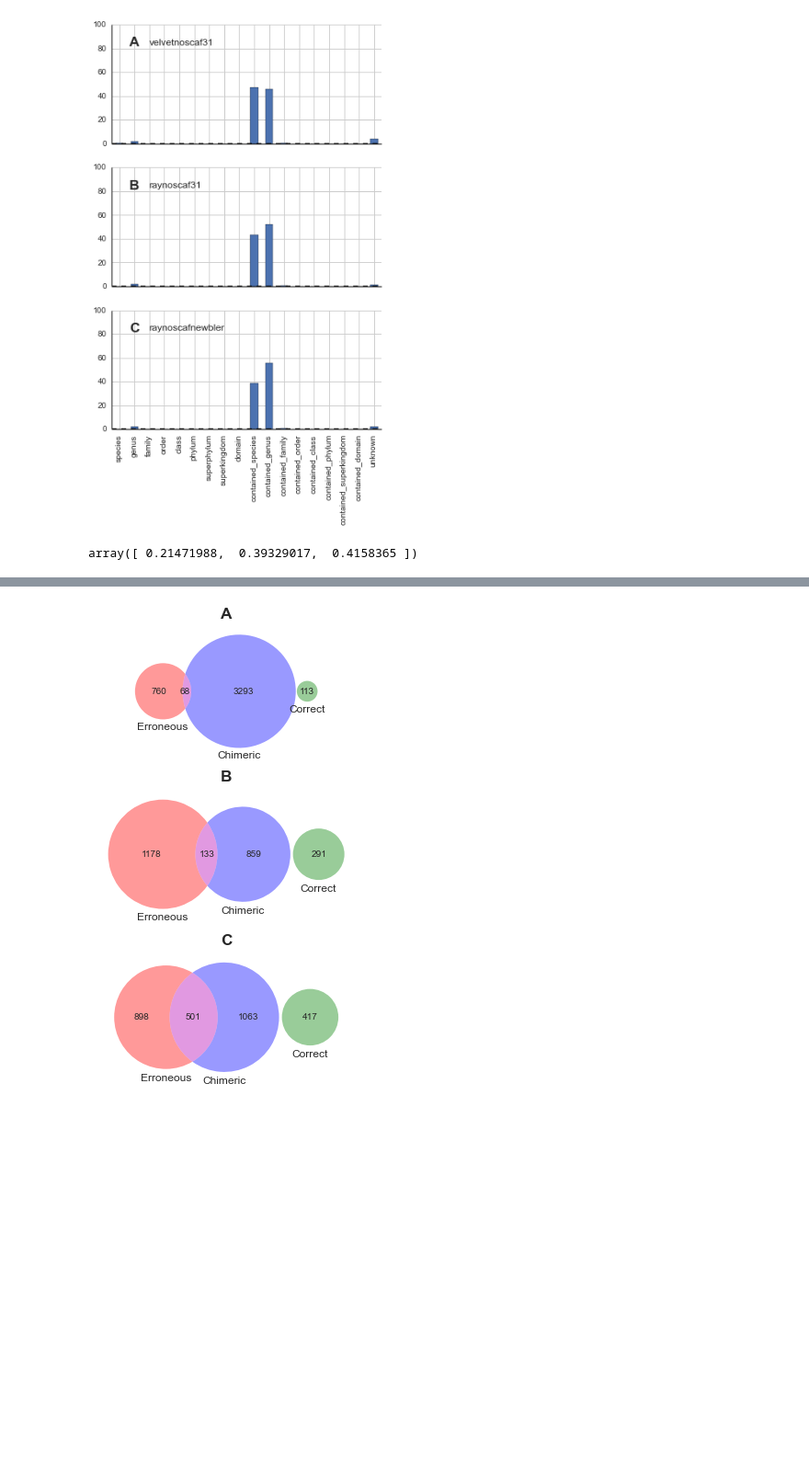
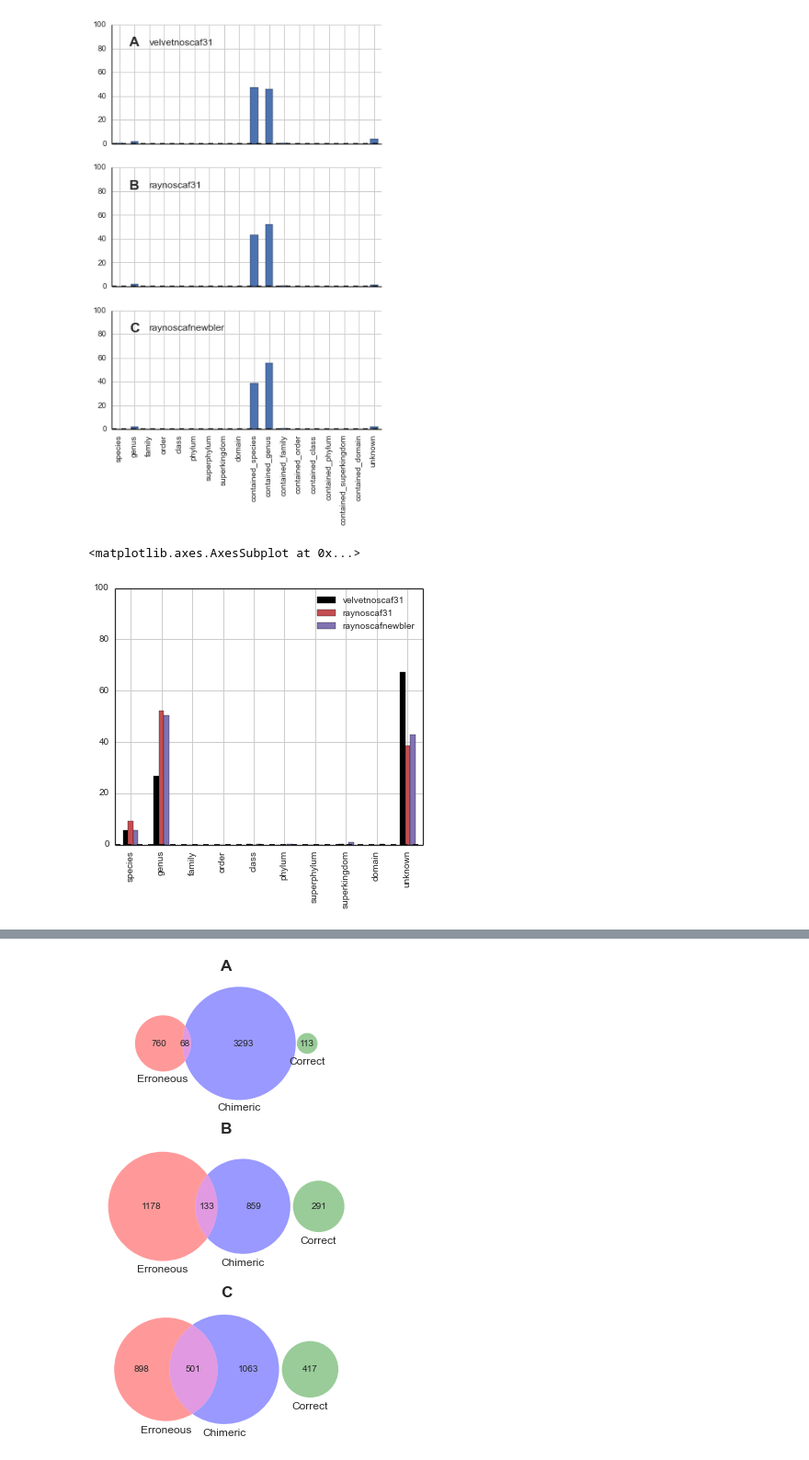
Before and after one commit to inodb/masmvali-publication, a Jupyter notebook: notebooks/kraken-publication-figures.ipynb, the cells around one changed output, grey strips where cells are left out. Shown at 92% size. Drawn from its saved outputs; the diff is of its cells as text; code cells hidden in the pictures; blank space fills up the shorter version.

```diff
--- a/notebooks/kraken-publication-figures.ipynb
+++ b/notebooks/kraken-publication-figures.ipynb
@@ -97,7 +97,15 @@ for ax in axes.flatten()[:-1]:
 sns.despine()
 # %% [output]
 [figure]
-# %%
-v3.radii
-# %% [output]
-array([ 0.21471988,  0.39329017,  0.4158365 ])
+# %%
+mpl.rcParams['figure.figsize'] = 6, 5
+asms = ["velvetnoscaf31", "raynoscaf31", "raynoscafnewbler"]
+colors = sns.color_palette()
+
+
+lca_df = pd.DataFrame([(k.lca_rank_kmer_count_sort[(k.lca_rank_kmer_count_sort.ix[:,range(0,9)+[-1]].sum(axis=1) > 0)].ix[:,range(0,9)+[-1]].sum() / k.lca_rank_kmer_count_sort[(k.lca_rank_kmer_count_sort.ix[:,range(0,9)+[-1]].sum(axis=1) > 0)].ix[:,range(0,9)+[-1]].sum().sum() * 100.0) for k in krakens_uneven],
+             index=asms)
+lca_df.transpose().plot(kind='bar', ylim=[0,100], color=('k',colors[2],colors[3]))
+# %% [output]
+<matplotlib.axes.AxesSubplot at 0x...>
+[figure, added]
```
Also changed, not shown: parts of 6 cells of this notebook.
